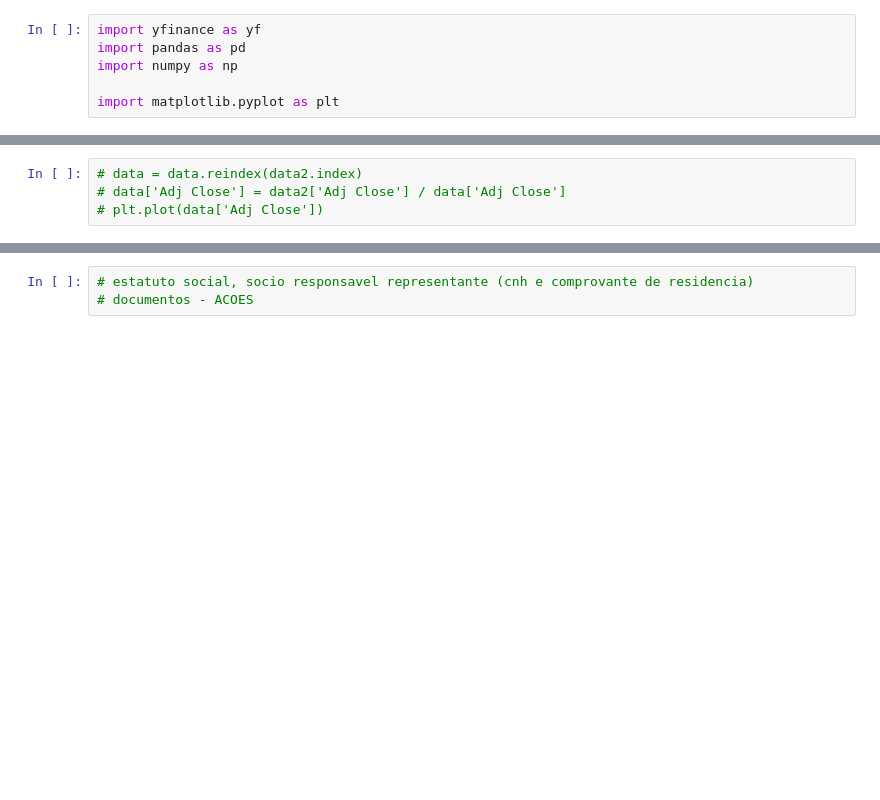
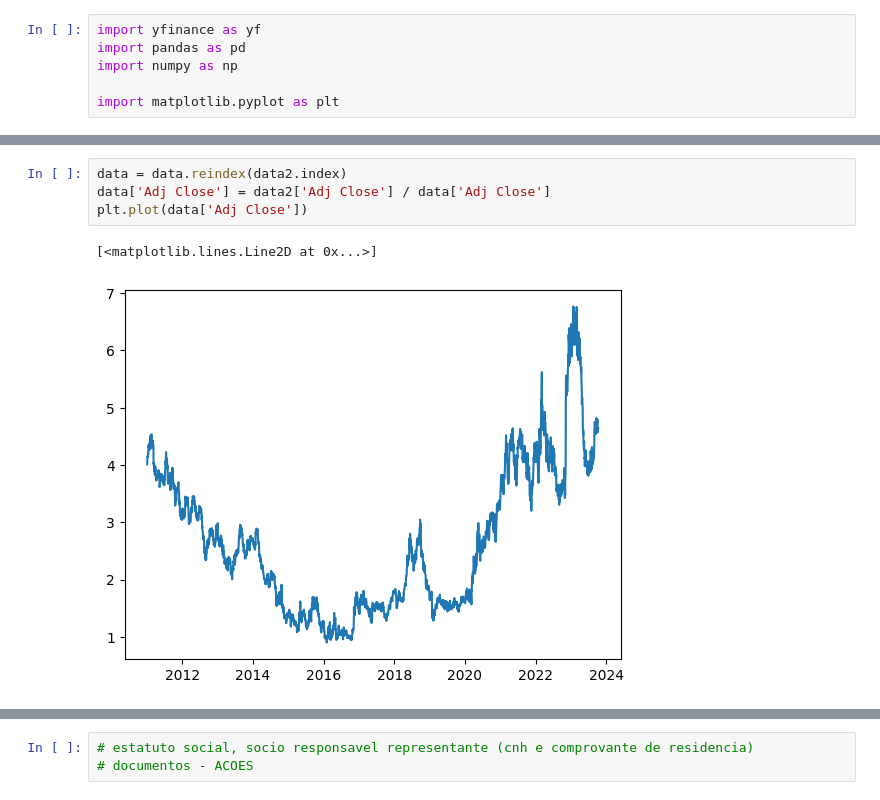
Before and after one commit to gassuncao27/quant_research_2023, a Jupyter notebook: markov_processtest.ipynb, the cells around one changed output, grey strips where cells are left out. Cells and saved outputs as stored; diff of their text form; blank space fills up the shorter version.

```diff
--- a/markov_processtest.ipynb
+++ b/markov_processtest.ipynb
@@ -22,9 +22,12 @@ data2 = yf.download(ticker2,  start="2011-01-01", end="2023-10-10")
 [*********************100%%**********************]  1 of 1 completed
 [*********************100%%**********************]  1 of 1 completed
 # %%
-# data = data.reindex(data2.index)
-# data['Adj Close'] = data2['Adj Close'] / data['Adj Close']
-# plt.plot(data['Adj Close'])
+data = data.reindex(data2.index)
+data['Adj Close'] = data2['Adj Close'] / data['Adj Close']
+plt.plot(data['Adj Close'])
+# %% [output]
+[<matplotlib.lines.Line2D at 0x...>]
+[figure, added]
 # %%
 print(data.info())
 plt.plot(data['Close'])
```
Also changed, not shown: parts of 5 cells of this notebook, 1 other file.
